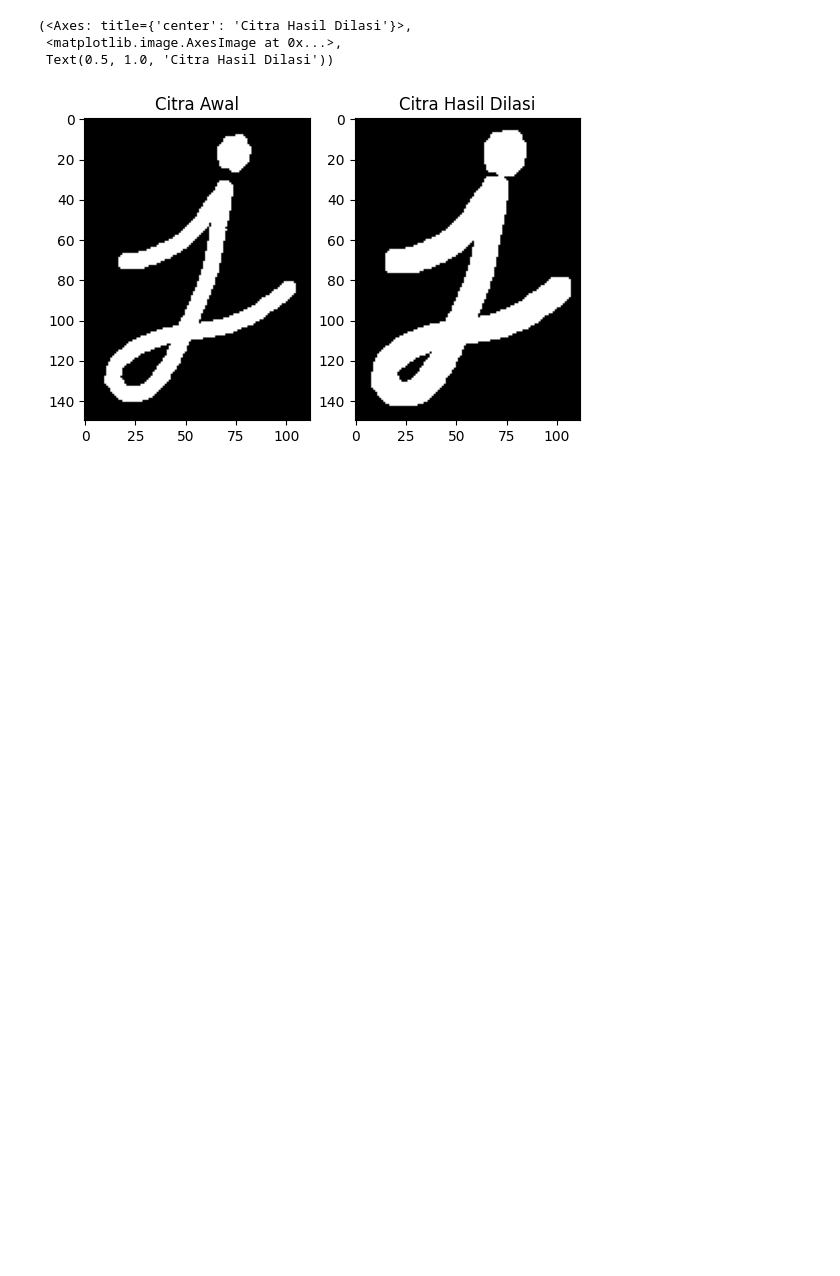
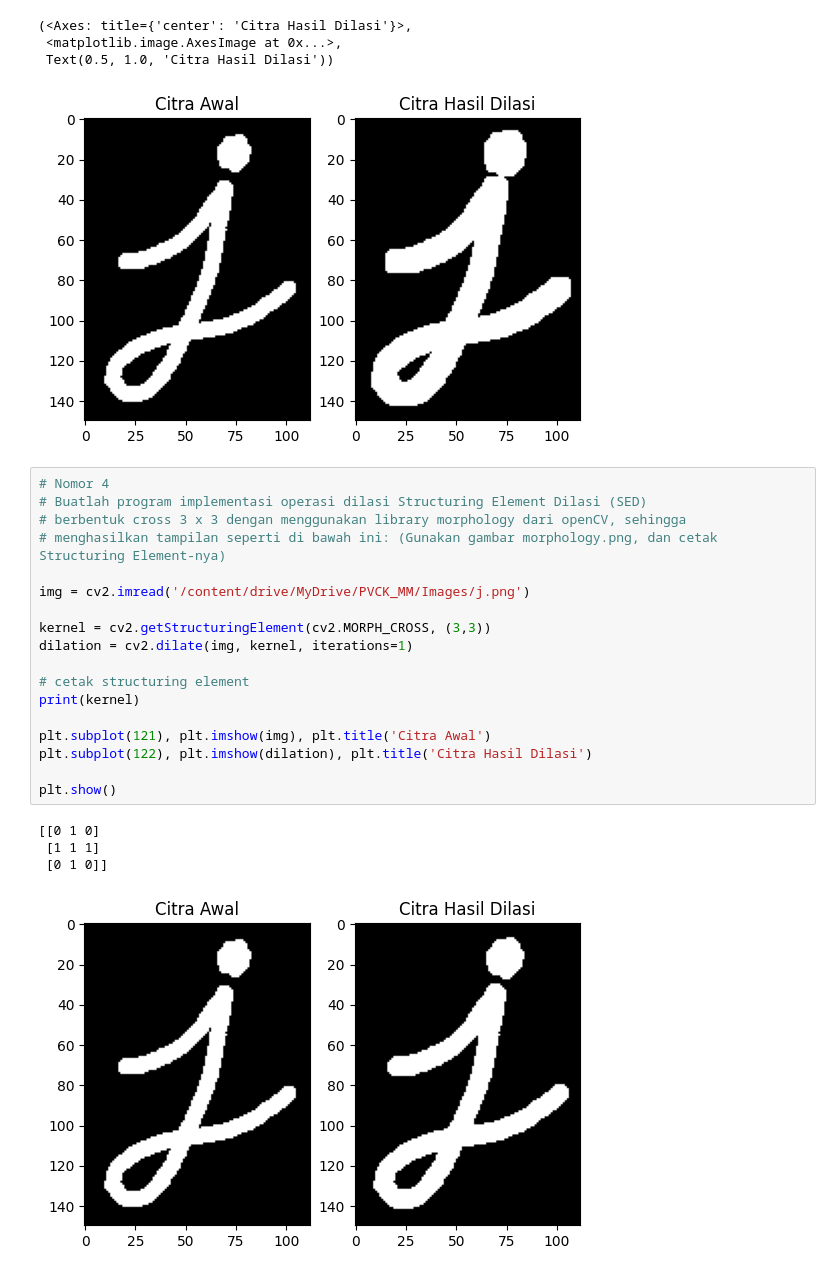
Before and after one commit to rijalammar1/PVCK_RijalAmmar, a Jupyter notebook: Jobsheet9.ipynb, the cells around one changed output. Saved outputs shown, nothing was run; the diff lists cells and outputs as text; blank space fills up the shorter version.

```diff
--- a/Jobsheet9.ipynb
+++ b/Jobsheet9.ipynb
@@ -33,3 +33,26 @@ plt.subplot(122),plt.imshow(dilation),plt.title('Citra Hasil Dilasi')
  <matplotlib.image.AxesImage at 0x...>,
  Text(0.5, 1.0, 'Citra Hasil Dilasi'))
 [figure]
+# %%
+# Nomor 4
+# Buatlah program implementasi operasi dilasi Structuring Element Dilasi (SED)
+# berbentuk cross 3 x 3 dengan menggunakan library morphology dari openCV, sehingga
+# menghasilkan tampilan seperti di bawah ini: (Gunakan gambar morphology.png, dan cetak Structuring Element-nya)
+
+img = cv2.imread('/content/drive/MyDrive/PVCK_MM/Images/j.png')
+
+kernel = cv2.getStructuringElement(cv2.MORPH_CROSS, (3,3))
+dilation = cv2.dilate(img, kernel, iterations=1)
+
+# cetak structuring element
+print(kernel)
+
+plt.subplot(121), plt.imshow(img), plt.title('Citra Awal')
+plt.subplot(122), plt.imshow(dilation), plt.title('Citra Hasil Dilasi')
+
+plt.show()
+# %% [output]
+[[0 1 0]
+ [1 1 1]
+ [0 1 0]]
+[figure, added]
```
Also changed, not shown: parts of 2 cells of this notebook.
